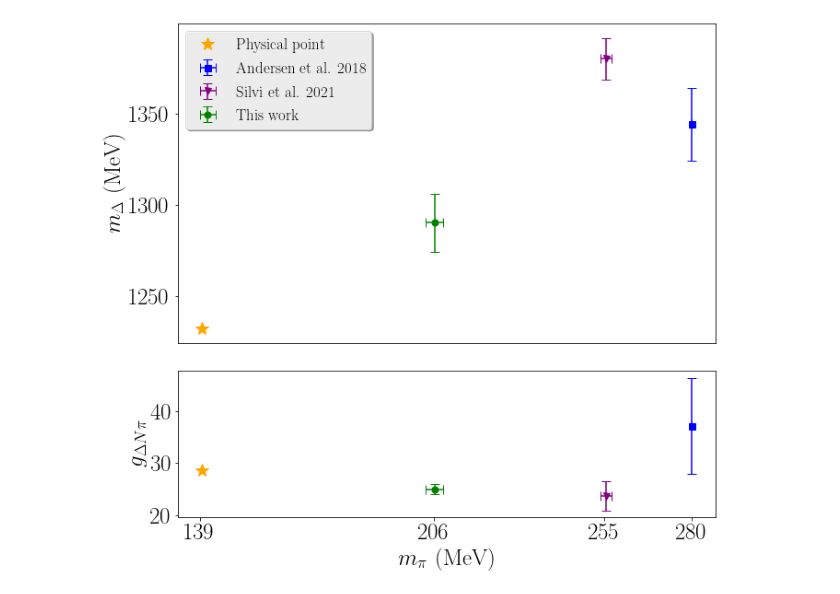
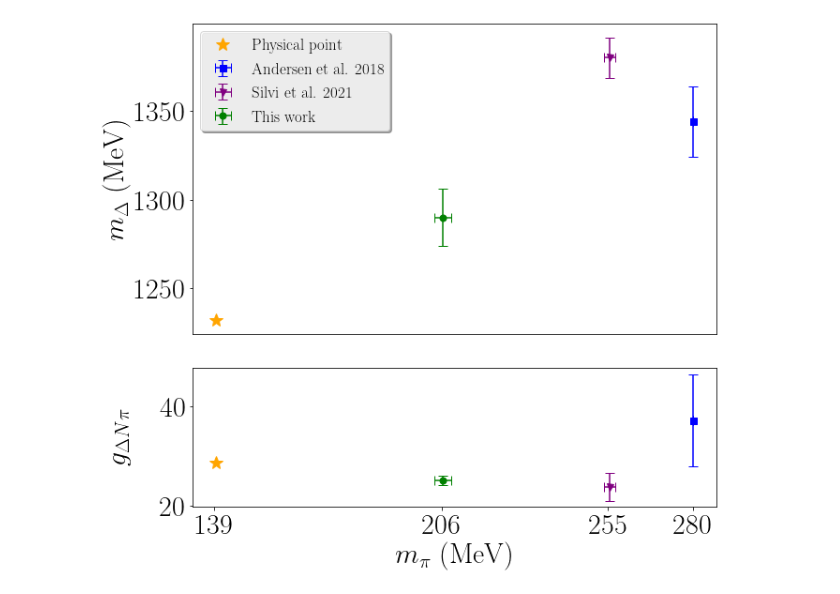
Before and after one commit to xinucode/sigmond_python_plots, a Jupyter notebook: m_delta/m_delta_plot.ipynb, the cells around one changed output. Drawn from its saved outputs; the diff is of its cells as text; code cells hidden in the pictures.

Commit message:
added alignment of y labels

```diff
--- a/m_delta/m_delta_plot.ipynb
+++ b/m_delta/m_delta_plot.ipynb
@@ -68,31 +68,32 @@ f.set_figheight(9)
 
 plt.subplot(3, 1, (1,2))
 plt.plot(mdelta_physical_point[0],mdelta_physical_point[2], color=settings.colors[mdelta_physical_point[4]],lw=0.0, marker="*", label="Physical point",markersize=15)
 
 for label in mdelta_data.keys():
     plt.errorbar(x=mdelta_data[label][0],xerr=mdelta_data[label][1],y=mdelta_data[label][2],yerr=mdelta_data[label][3],capsize=5, color=settings.colors[mdelta_data[label][4]], marker=settings.markers[mdelta_data[label][4]],linestyle="", linewidth=0.0, elinewidth=1.5,label=label,markersize=7)
 
 
 # plt.xlabel(r"$m_\pi$ (MeV)")
 plt.xticks(ticks=[],labels=[])
 plt.ylabel(r"$m_\Delta$ (MeV)")
 plt.legend(loc="upper left")
 
 plt.subplot(3, 1, 3)
 
 plt.plot(g_physical_point[0],g_physical_point[2], color=settings.colors[g_physical_point[4]],lw=0.0, marker="*", label="Physical point",markersize=15)
 
 for label in g_data.keys():
     plt.errorbar(x=g_data[label][0],xerr=g_data[label][1],y=g_data[label][2],yerr=g_data[label][3],capsize=5, color=settings.colors[g_data[label][4]], marker=settings.markers[g_data[label][4]], linewidth=0.0, elinewidth=1.5,label=label,markersize=7)
 
 
 plt.xticks(ticks=list(set(mpis)))
 
 plt.xlabel(r"$m_\pi$ (MeV)")
 plt.ylabel(r"$g_{\Delta N\pi}$")
 # plt.legend(loc="upper left")
 
+f.align_ylabels()
 plt.tight_layout()
 plt.savefig("m_delta2.pdf")
 # %% [output]
-[figure, old version]
+[figure, new version]
```
Also changed, not shown: parts of 1 cell of this notebook, 1 other file.
